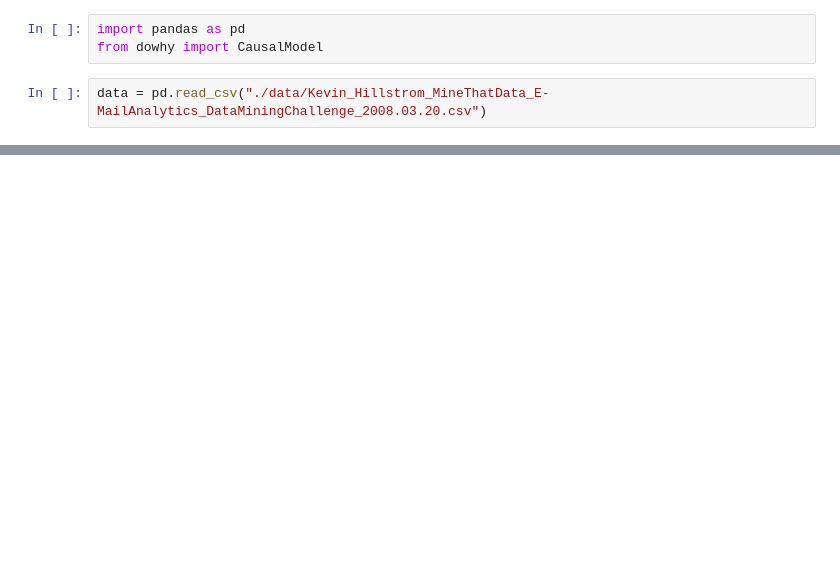
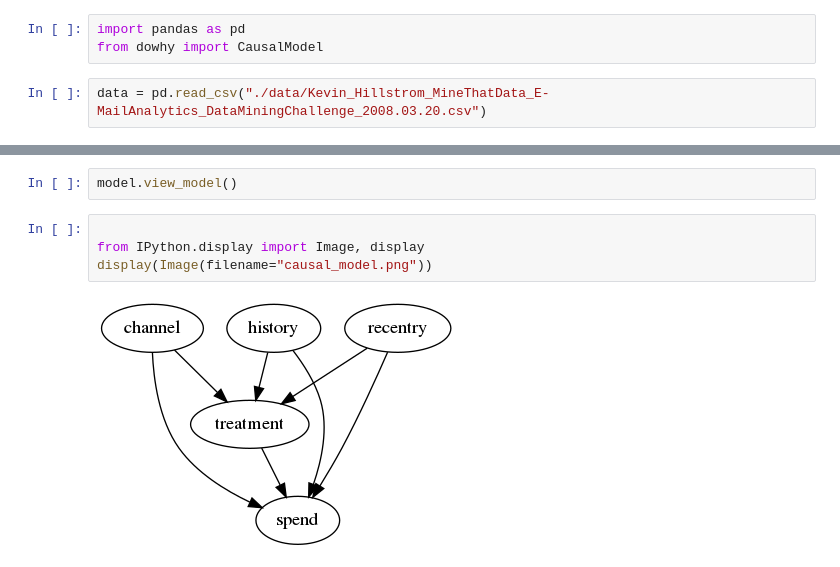
Before and after one commit to watanta/causal_inference_cibook, a Jupyter notebook: extimate.ipynb, the cells around one changed output, grey strips where cells are left out. Cells and saved outputs as stored; diff of their text form; blank space fills up the shorter version.

```diff
--- a/extimate.ipynb
+++ b/extimate.ipynb
@@ -64 +121,9 @@ INFO:dowhy.causal_graph:If this is observed data (not from a randomized experime
 INFO:dowhy.causal_model:Model to find the causal effect of treatment ['treatment'] on outcome ['spend']
+# %%
+model.view_model()
+# %%
+
+from IPython.display import Image, display
+display(Image(filename="causal_model.png"))
+# %% [output]
+[figure, added]
```
Also changed, not shown: parts of 18 cells of this notebook.
